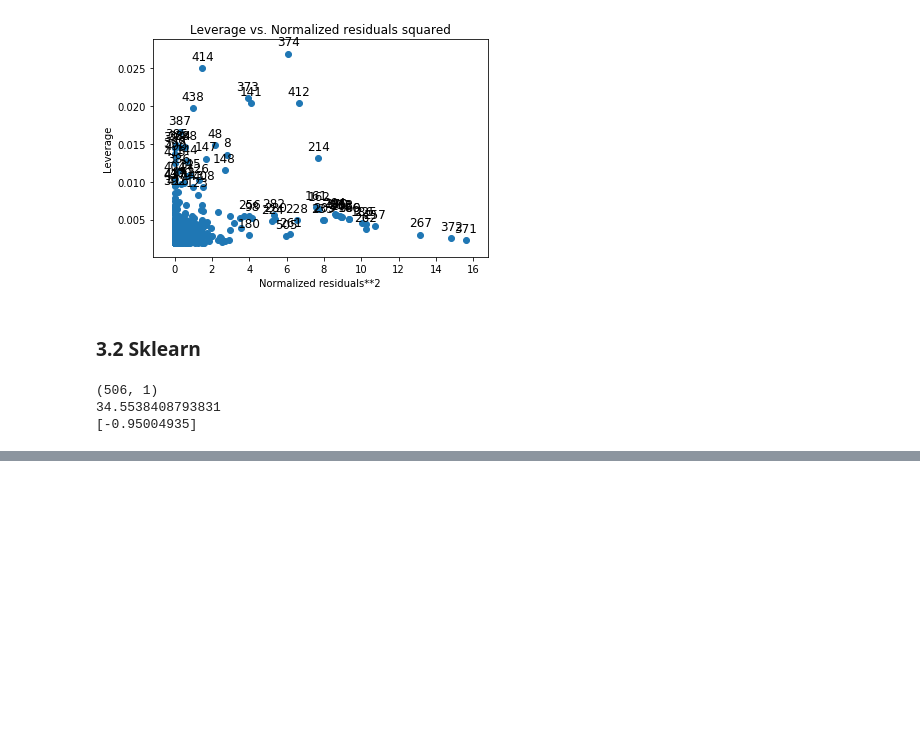
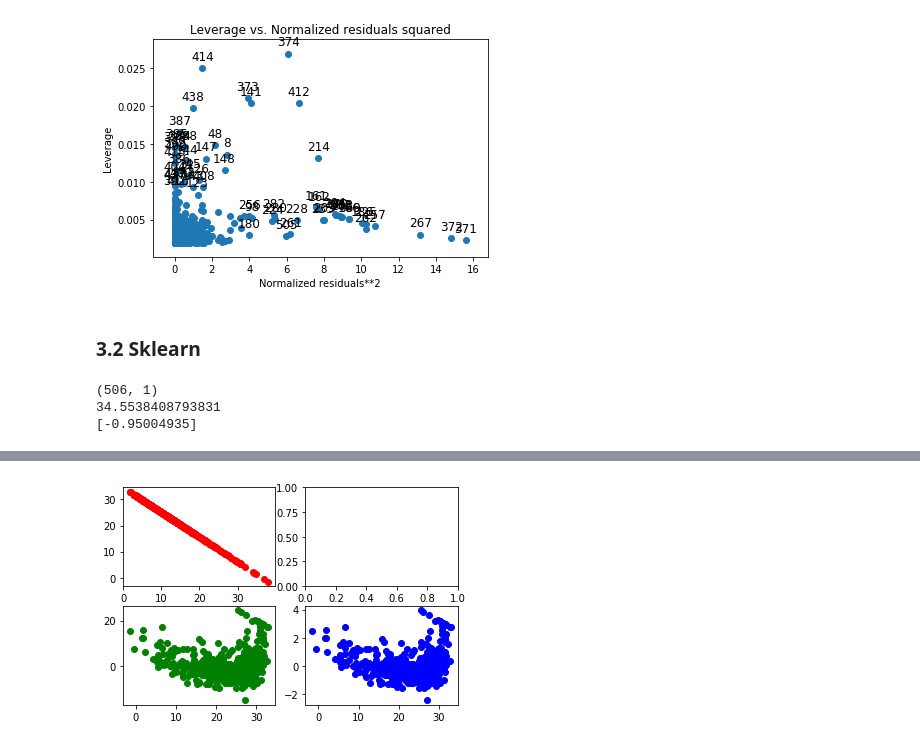
Before and after one commit to evolsidog/Statistical-Learning-Stanford, a Jupyter notebook: linear_regression/Python-exercises/linear_regression.ipynb, the cells around one changed output, grey strips where cells are left out. Saved outputs shown, nothing was run; the diff lists cells and outputs as text; code cells hidden in the pictures; blank space fills up the shorter version.

```diff
--- a/linear_regression/Python-exercises/linear_regression.ipynb
+++ b/linear_regression/Python-exercises/linear_regression.ipynb
@@ -190,0 +315,4 @@ print(model.coef_)
+# %%
+lm_order1 = smf.ols('medv~lstat', data=Boston).fit()
+lm_order2 = smf.ols('medv~lstat + I(lstat ** 2.0)', data=Boston).fit()
+lm_order2.summary()
@@ -190,0 +342,8 @@ print(model.coef_)
+# %%
+fig, ((ax1, ax2), (ax3, ax4))= plt.subplots(2, 2)
+ax1.plot(Boston.lstat, lm_order1.predict(),'ro')
+ax3.plot(lm_order1.predict(), lm_order1.resid, 'go')
+ax4.plot(lm_order1.predict(), lm_order1.resid_pearson, 'bo')
+plt.show()
+# %% [output]
+[figure, added]
```
Also changed, not shown: parts of 33 cells of this notebook.
